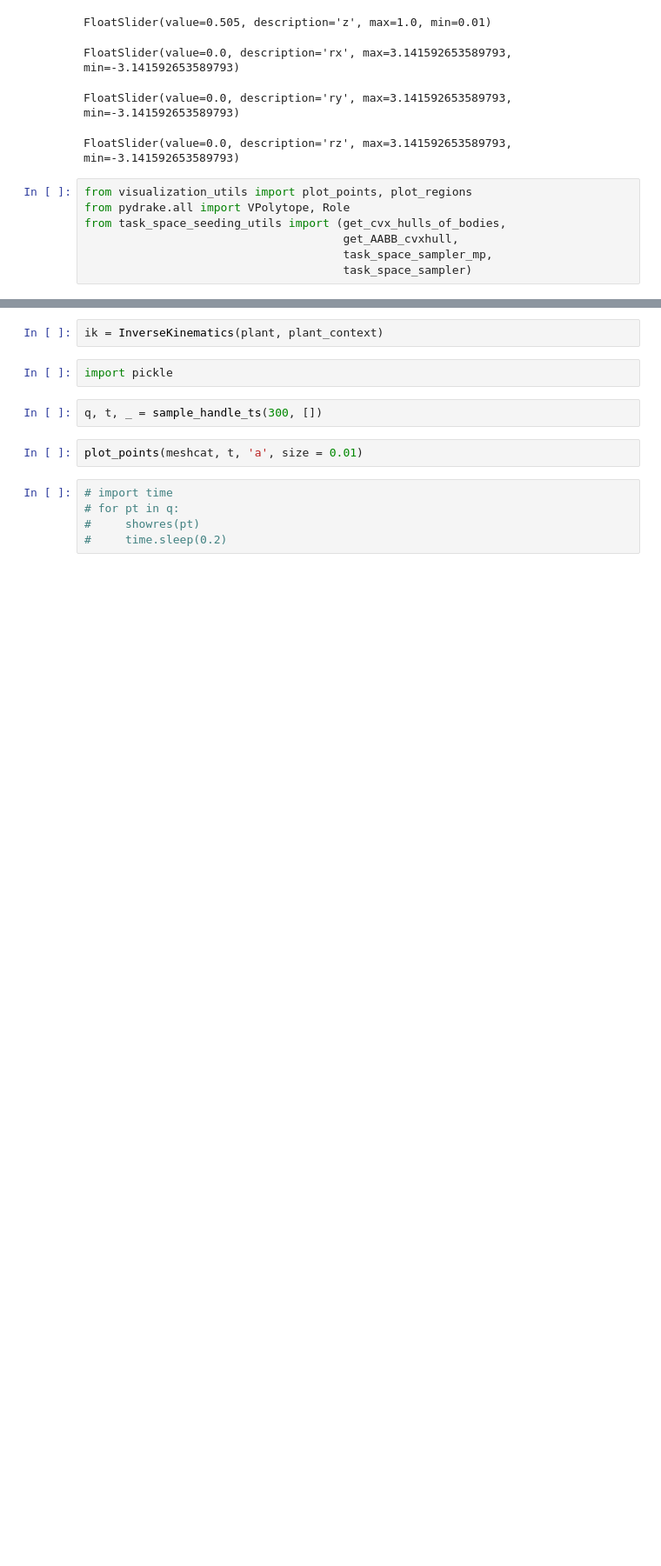
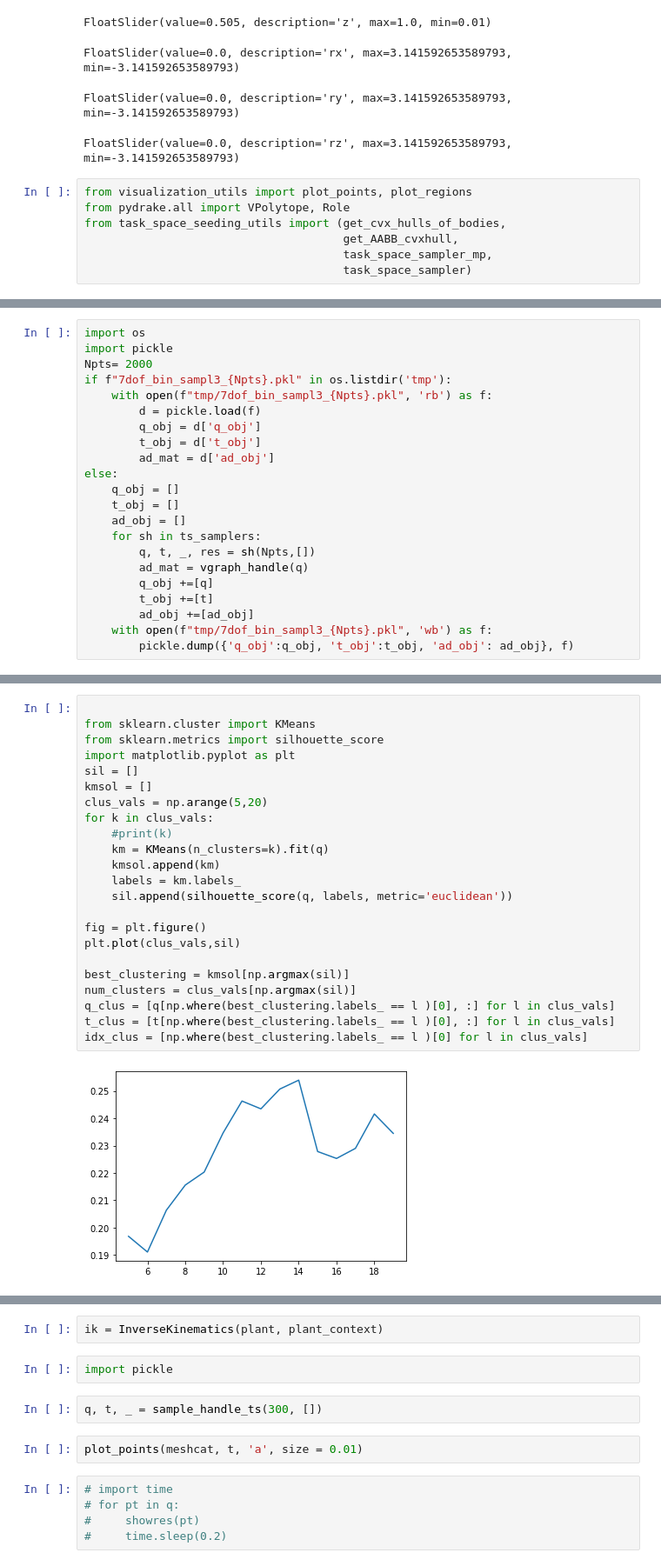
Before and after one commit to wernerpe/cvisiris_examples, a Jupyter notebook: 7dof_bins_gcs.ipynb, the cells around one changed output, grey strips where cells are left out. Shown at 87% size. Saved outputs shown, nothing was run; the diff lists cells and outputs as text; blank space fills up the shorter version.

```diff
--- a/7dof_bins_gcs.ipynb
+++ b/7dof_bins_gcs.ipynb
@@ -278,0 +265,22 @@ res
+# %%
+import os
+import pickle
+Npts= 2000
+if f"7dof_bin_sampl3_{Npts}.pkl" in os.listdir('tmp'):
+    with open(f"tmp/7dof_bin_sampl3_{Npts}.pkl", 'rb') as f:
+        d = pickle.load(f)
+        q_obj = d['q_obj']
+        t_obj = d['t_obj']
+        ad_mat = d['ad_obj']
+else:
+    q_obj = []
+    t_obj = []
+    ad_obj = []
+    for sh in ts_samplers:
+        q, t, _, res = sh(Npts,[])
+        ad_mat = vgraph_handle(q)
+        q_obj +=[q]
+        t_obj +=[t]
+        ad_obj +=[ad_obj]
+    with open(f"tmp/7dof_bin_sampl3_{Npts}.pkl", 'wb') as f:
+        pickle.dump({'q_obj':q_obj, 't_obj':t_obj, 'ad_obj': ad_obj}, f)
@@ -278,0 +990,25 @@ res
+# %%
+
+from sklearn.cluster import KMeans
+from sklearn.metrics import silhouette_score
+import matplotlib.pyplot as plt
+sil = []
+kmsol = []
+clus_vals = np.arange(5,20)
+for k in clus_vals:
+    #print(k)
+    km = KMeans(n_clusters=k).fit(q)
+    kmsol.append(km)
+    labels = km.labels_
+    sil.append(silhouette_score(q, labels, metric='euclidean'))
+
+fig = plt.figure()
+plt.plot(clus_vals,sil)
+
+best_clustering = kmsol[np.argmax(sil)]
+num_clusters = clus_vals[np.argmax(sil)]
+q_clus = [q[np.where(best_clustering.labels_ == l )[0], :] for l in clus_vals]
+t_clus = [t[np.where(best_clustering.labels_ == l )[0], :] for l in clus_vals]
+idx_clus = [np.where(best_clustering.labels_ == l )[0] for l in clus_vals]
+# %% [output]
+[figure, added]
```
Also changed, not shown: parts of 61 cells of this notebook, 11 other files.
